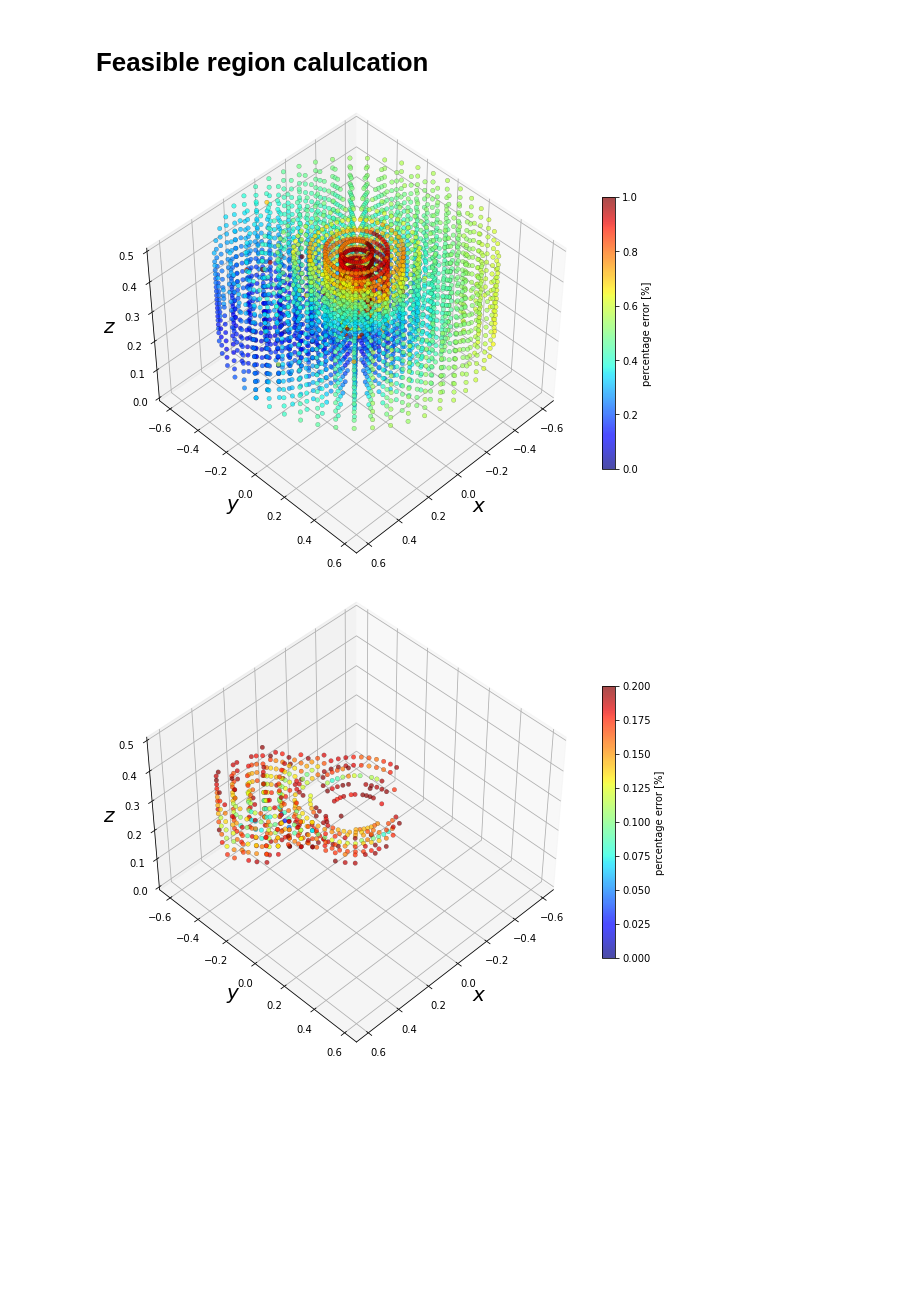
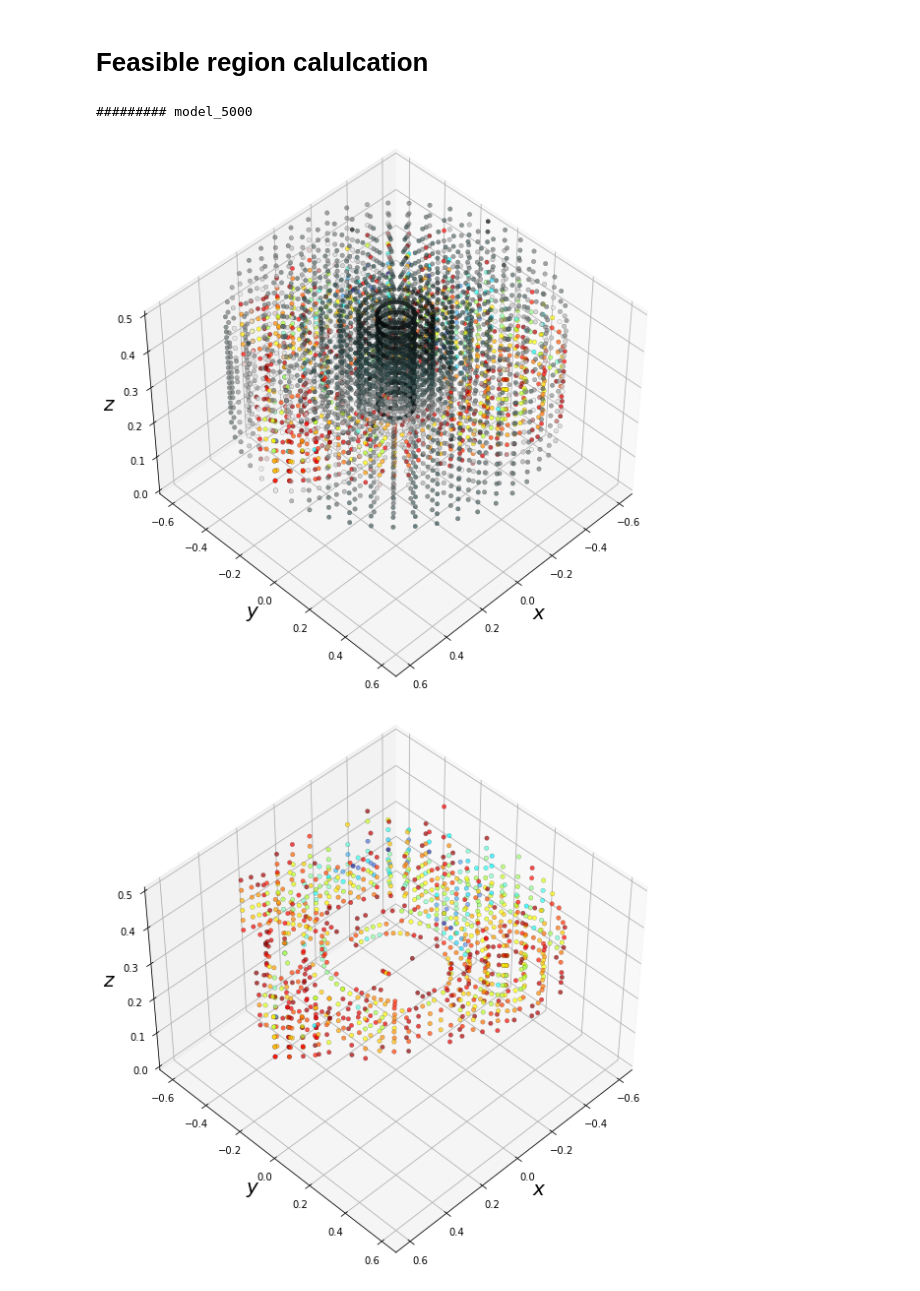
Before and after one commit to jprogrammer13/jumpleg_rl, a Jupyter notebook: utils/feasible_region_perc.ipynb, the cells around one changed output. Saved outputs shown, nothing was run; the diff lists cells and outputs as text; code cells hidden in the pictures; blank space fills up the shorter version.

Commit message:
restored action limit and added latest plots

```diff
--- a/utils/feasible_region_perc.ipynb
+++ b/utils/feasible_region_perc.ipynb
@@ -22,9 +37,11 @@ norm2 = matplotlib.colors.Normalize(vmin=0, vmax=err_treshold)
 def calc_feasible_region(model_name, cmap, norm, cmap2, norm2):
     # global feasible_region, target_points
     rb = joblib.load(
-        f'../bezier_max3_test/runs/test/model_{model_name}/ReplayBuffer_test.joblib')
+        f'../runs/test/model_{model_name}/ReplayBuffer_test.joblib')
 
     model_name = model_name if not str(model_name).isnumeric() else model_name+1
+    print(f'######### model_{model_name}')
+
     e = rb.mem_size-1
     com0_points = rb.state[:e][:, :3]
     target_points = rb.state[:e][:, 3:]
@@ -32,7 +49,7 @@ def calc_feasible_region(model_name, cmap, norm, cmap2, norm2):
     target_error = np.linalg.norm(target_points - reached_points, axis=1)
     target_distance = np.linalg.norm(target_points-com0_points, axis=1)
     error = target_error/target_distance
-    avg_error = np.average(error)
+    # avg_error = np.average(error)
 
 #     # Draw target, reached merge
 #     fig = fig = plt.figure(figsize=(10, 10))
@@ -69,12 +86,13 @@ def calc_feasible_region(model_name, cmap, norm, cmap2, norm2):
     test_distance = ax.scatter(target_points[:, 0], target_points[:, 1], target_points[:, 2],
                                c=error, alpha=0.7, edgecolors="black", linewidths=0.2,
                                cmap=cmap, norm=norm)
-    cbar = plt.colorbar(test_distance, shrink=0.5)
-    cbar.set_label("percentage error [%]")
+    if model_name == "latest":
+        cbar = plt.colorbar(test_distance, shrink=0.5)
+        cbar.set_label("percentage error [%]")
     ax.set_xlabel('$x$',fontsize=20)
     ax.set_ylabel('$y$',fontsize=20)
     ax.set_zlabel('$z$',fontsize=20)
-    fig.savefig(os.path.join('plots3', f'{model_name}_complete.svg'), dpi=200)
+    fig.savefig(os.path.join('plots5', f'{model_name}_complete.svg'), dpi=200)
     plt.show()
 
     # Filter jump with .1 m error
@@ -87,6 +105,7 @@ def calc_feasible_region(model_name, cmap, norm, cmap2, norm2):
 
     fig = fig = plt.figure(figsize=(10, 10))
     ax = fig.add_subplot(projection='3d')
+    ax.margins(x=0,y=0,z=0)
     ax.set_xlim(-.65, .65)
     ax.set_ylim(-.65, .65)
     ax.set_zlim(0, .5)
@@ -94,17 +113,19 @@ def calc_feasible_region(model_name, cmap, norm, cmap2, norm2):
     feasible_filtered = ax.scatter(feasible_region[:, 0], feasible_region[:, 1], feasible_region[:, 2],
                                     c=err_filter, alpha=0.7, edgecolors="black", linewidths=0.2,
                                     cmap=cmap2, norm=norm2)
-    cbar = plt.colorbar(feasible_filtered, shrink=0.5)
-    cbar.set_label("percentage error [%]")
+    if model_name == "latest":
+        cbar = plt.colorbar(feasible_filtered, shrink=0.5)
+        cbar.set_label("percentage error [%]")
     ax.set_xlabel('$x$',fontsize=20)
     ax.set_ylabel('$y$',fontsize=20)
     ax.set_zlabel('$z$',fontsize=20)
-    fig.savefig(os.path.join('plots3', f'{model_name}_filtered.svg'), dpi=200)
+    fig.savefig(os.path.join('plots5', f'{model_name}_filtered.svg'), dpi=200)
     plt.show()
 
     # top
     fig = fig = plt.figure(figsize=(10, 10))
     ax = fig.add_subplot(projection='3d')
+    ax.margins(x=0,y=0,z=0)
     ax.set_xlim(-.65, .65)
     ax.set_ylim(-.65, .65)
     ax.set_zlim(0, .5)
@@ -112,19 +133,21 @@ def calc_feasible_region(model_name, cmap, norm, cmap2, norm2):
     feasible_filtered = ax.scatter(feasible_region[:, 0], feasible_region[:, 1], feasible_region[:, 2],
                                     c=err_filter, alpha=0.7, edgecolors="black", linewidths=0.2,
                                     cmap=cmap2, norm=norm2)
-    cbar = plt.colorbar(feasible_filtered, shrink=0.5)
-    cbar.set_label("percentage error [%]")
+    if model_name == "latest":
+        cbar = plt.colorbar(feasible_filtered, shrink=0.5)
+        cbar.set_label("percentage error [%]")
     ax.set_xlabel('$x$',fontsize=20)
     ax.set_ylabel('$y$',fontsize=20)
     ax.set_zlabel('$z$',fontsize=20)
-    fig.savefig(os.path.join('plots3', f'{model_name}_filtered_top.svg'), dpi=200)
+    fig.savefig(os.path.join('plots5', f'{model_name}_filtered_top.svg'), dpi=200)
     plt.show()
 
 
     # side
 
-    fig = fig = plt.figure(figsize=(10, 10))
+    fig = fig = plt.figure(figsize=(11, 11))
     ax = fig.add_subplot(projection='3d')
+    ax.margins(x=0,y=0,z=0)
     ax.set_xlim(-.65, .65)
     ax.set_ylim(-.65, .65)
     ax.set_zlim(0, .5)
@@ -132,19 +155,20 @@ def calc_feasible_region(model_name, cmap, norm, cmap2, norm2):
     feasible_filtered = ax.scatter(feasible_region[:, 0], feasible_region[:, 1], feasible_region[:, 2],
                                     c=err_filter, alpha=0.7, edgecolors="black", linewidths=0.2,
                                     cmap=cmap2, norm=norm2)
-    cbar = plt.colorbar(feasible_filtered, shrink=0.5)
-    cbar.set_label("percentage error [%]")
+    if model_name == "latest":
+        cbar = plt.colorbar(feasible_filtered, shrink=0.5)
+        cbar.set_label("percentage error [%]")
     ax.set_xlabel('$x$',fontsize=20)
     ax.set_ylabel('$y$',fontsize=20)
     ax.set_zlabel('$z$',fontsize=20)
-    fig.savefig(os.path.join('plots3', f'{model_name}_filtered_side.svg'), dpi=200)
+    fig.savefig(os.path.join('plots5', f'{model_name}_filtered_side.svg'), dpi=200)
     plt.show()
 
-    return n_of_point, avg_error
+    return n_of_point, error
 # %%
-# test = [4999,9999,19999,'latest']
-test = [4999,9999,24999]
+test = [4999,24999,49999,'latest']
 results = [calc_feasible_region(epoch,cmap,norm,cmap2,norm2) for epoch in test]
 # %% [output]
+######### model_5000
-[figure, old version]
+[figure, new version]
-[figure, old version]
+[figure, new version]
```
Also changed, not shown: parts of 13 cells of this notebook, 53 other files.
